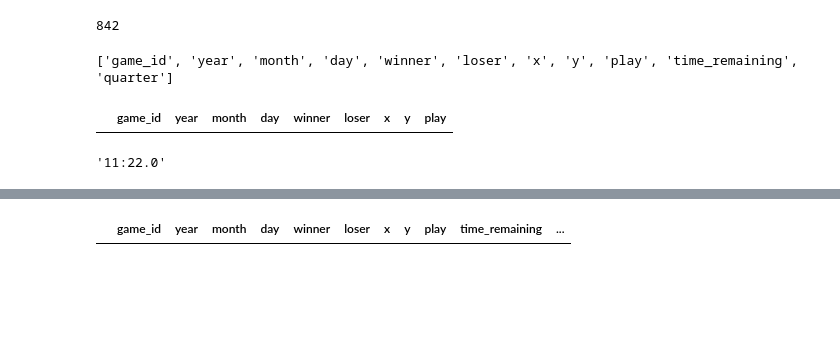
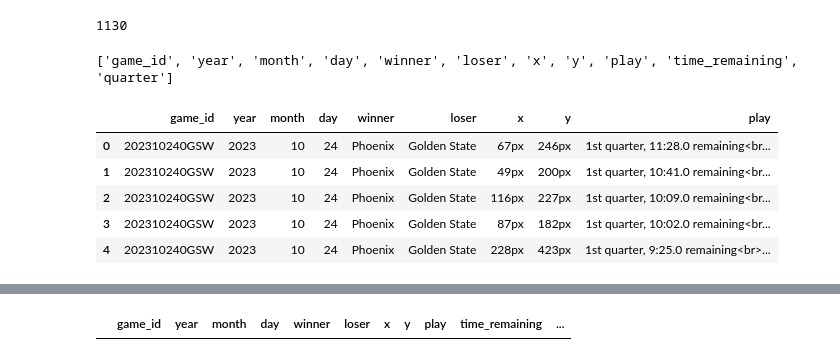
Before and after one commit to theccalderon/shotChart, a Jupyter notebook: shotChart/data/DivingIn.ipynb, the cells around one changed output, grey strips where cells are left out. Saved outputs shown, nothing was run; the diff lists cells and outputs as text; code cells hidden in the pictures; blank space fills up the shorter version.

```diff
--- a/shotChart/data/DivingIn.ipynb
+++ b/shotChart/data/DivingIn.ipynb
@@ -7,5 +10,5 @@ DivingIn.ipynb     compress-finals.sh shots-2019-wip.csv shots-2020-wip.csv
 # %%
-file_name = "shots-2020"
+file_name = "shots-2023"
 # %%
 shots = pd.read_csv(file_name+"-wip.csv")
 # %%
@@ -22,7 +25,7 @@ game_ids = shots.drop_duplicates(subset='game_id')['game_id'].tolist()
 # %%
 len(game_ids)
 # %% [output]
-842
+1130
 # %%
 import datetime
 # %%
@@ -32,10 +35,11 @@ print(list_of_columns)
 # %% [output]
 ['game_id', 'year', 'month', 'day', 'winner', 'loser', 'x', 'y', 'play', 'time_remaining', 'quarter']
 # %%
-shots.loc[shots['game_id']=='200010310VAN'].head()
+shots.loc[shots['game_id']=='202310240GSW'].head()
 # %% [output]
 |  | game_id | year | month | day | winner | loser | x | y | play |
+| 0 | 202310240GSW | 2023 | 10 | 24 | Phoenix | Golden State | 67px | 246px | 1st quarter, 11:28.0 remaining<br... |
+| 1 | 202310240GSW | 2023 | 10 | 24 | Phoenix | Golden State | 49px | 200px | 1st quarter, 10:41.0 remaining<br... |
+| 2 | 202310240GSW | 2023 | 10 | 24 | Phoenix | Golden State | 116px | 227px | 1st quarter, 10:09.0 remaining<br... |
+| 3 | 202310240GSW | 2023 | 10 | 24 | Phoenix | Golden State | 87px | 182px | 1st quarter, 10:02.0 remaining<br... |
+| 4 | 202310240GSW | 2023 | 10 | 24 | Phoenix | Golden State | 228px | 423px | 1st quarter, 9:25.0 remaining<br>... |
-# %%
-"1st quarter, 11:22.0 remaining<br>Patrick Ewin".split(' ')[2]
-# %% [output]
-'11:22.0'
```
Also changed, not shown: parts of 11 cells of this notebook, 3 other files.
